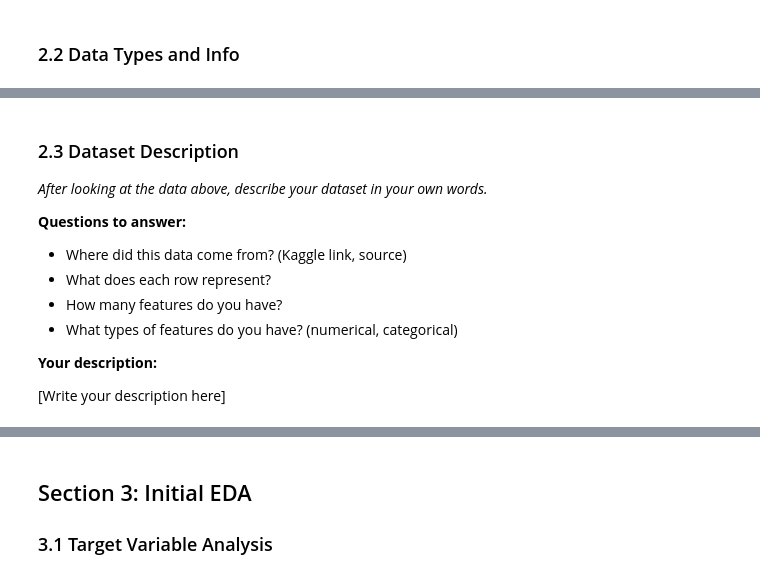
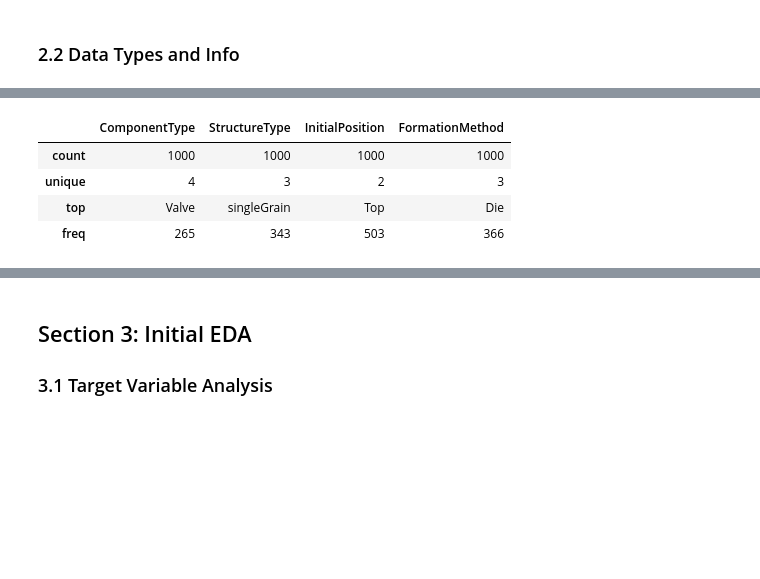
Before and after one commit to Jfrankgoff/individual-capstone-Jfrankgoff, a Jupyter notebook: notebooks/01_problem_statement_and_eda.ipynb, the cells around one changed output, grey strips where cells are left out. Drawn from its saved outputs; the diff is of its cells as text; code cells hidden in the pictures; blank space fills up the shorter version.

```diff
--- a/notebooks/01_problem_statement_and_eda.ipynb
+++ b/notebooks/01_problem_statement_and_eda.ipynb
@@ -143,20 +194,13 @@ print(df.columns.tolist())
 # %%
 # TODO: Get summary statistics for categorical columns
 #
 # Hint: Use .describe(include='object')
 
 # YOUR CODE HERE:
+df.describe(include='object')
+# %% [output]
+|  | ComponentType | StructureType | InitialPosition | FormationMethod |
+| count | 1000 | 1000 | 1000 | 1000 |
+| unique | 4 | 3 | 2 | 3 |
+| top | Valve | singleGrain | Top | Die |
+| freq | 265 | 343 | 503 | 366 |
-# %% [markdown]
-### 2.3 Dataset Description
-
-*After looking at the data above, describe your dataset in your own words.*
-
-**Questions to answer:**
-- Where did this data come from? (Kaggle link, source)
-- What does each row represent?
-- How many features do you have?
-- What types of features do you have? (numerical, categorical)
-
-**Your description:**
-
-[Write your description here]
```
Also changed, not shown: parts of 7 cells of this notebook.
